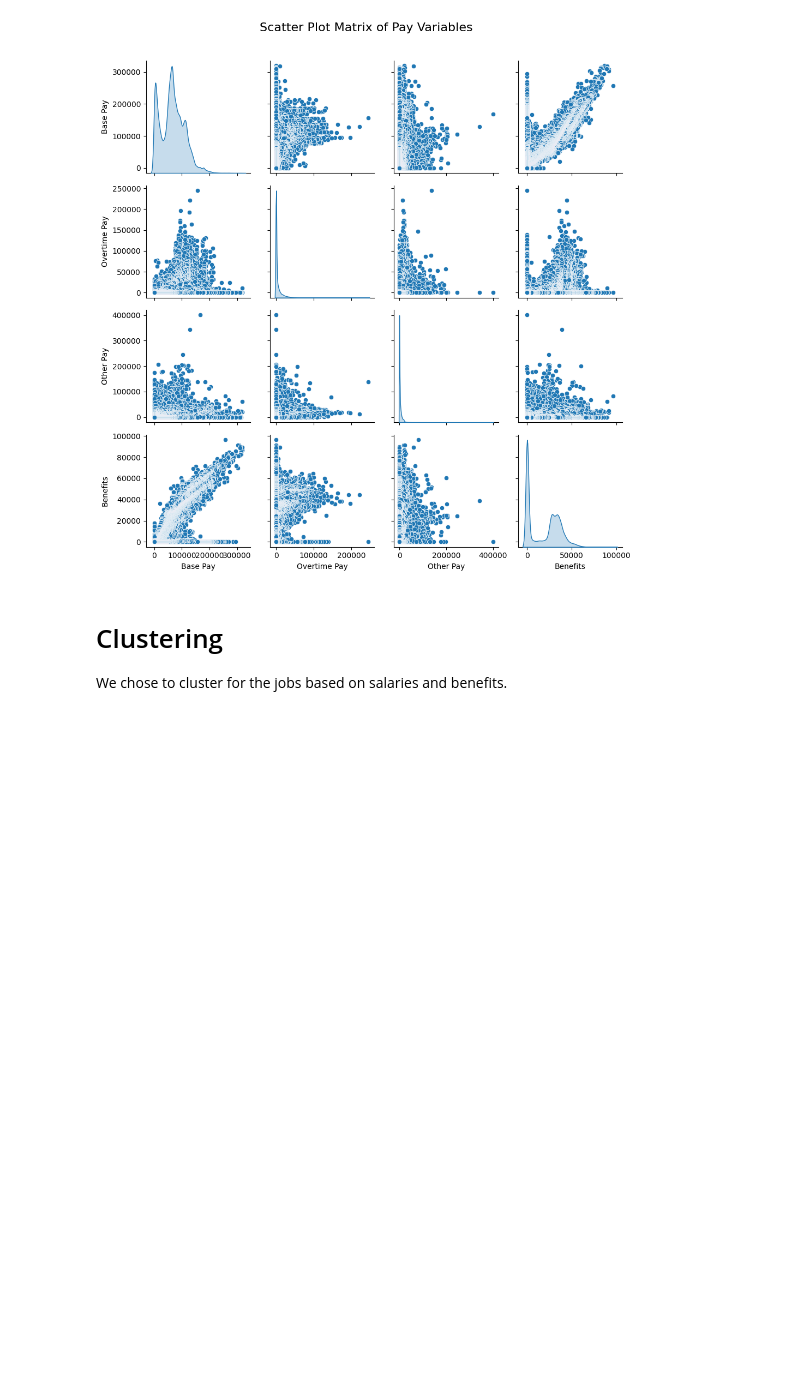
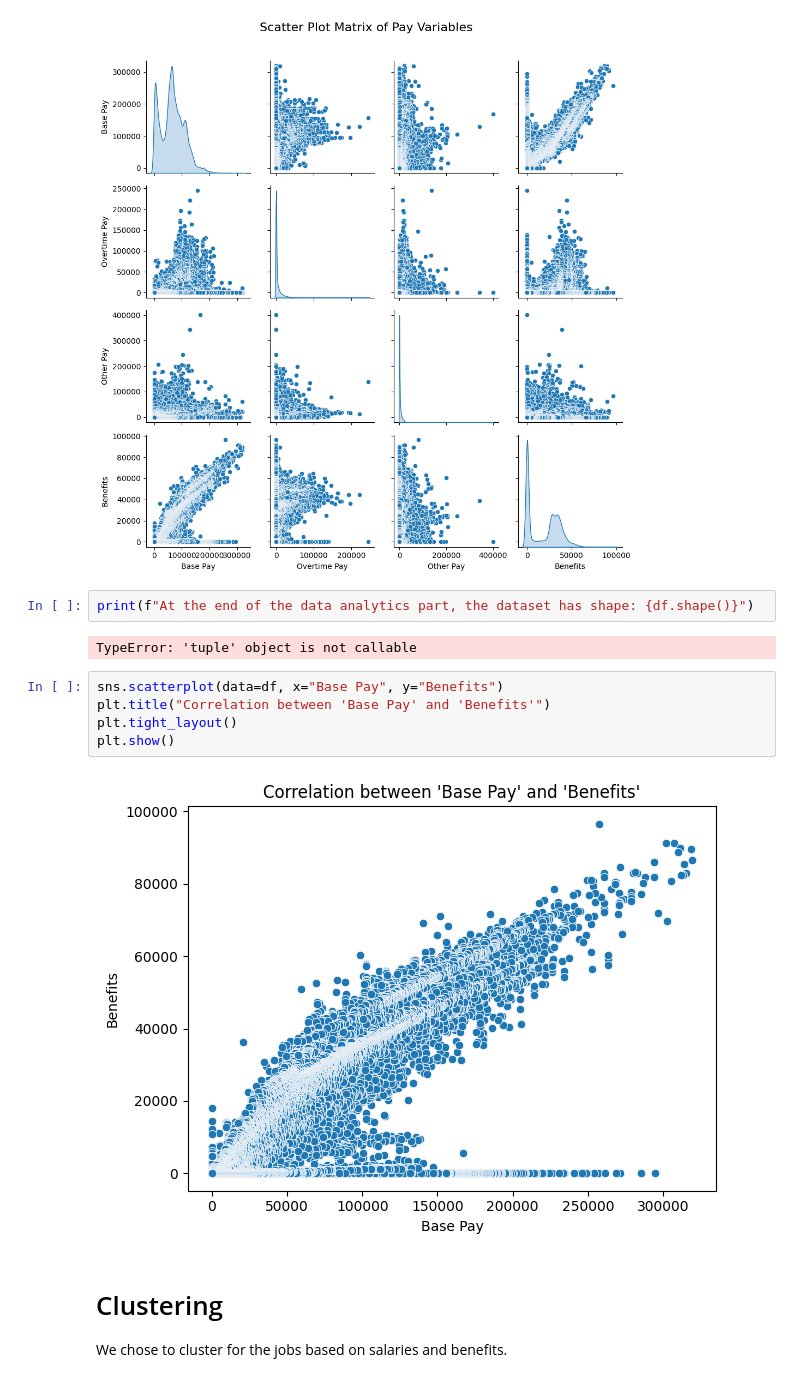
Before and after one commit to cricci3/Salaries_clustering, a Jupyter notebook: Project2_DA.ipynb, the cells around one changed output. Cells and saved outputs as stored; diff of their text form; blank space fills up the shorter version.

Commit message:
scatter plot base pay benefits

```diff
--- a/Project2_DA.ipynb
+++ b/Project2_DA.ipynb
@@ -693,6 +693,17 @@ plt.show()
 # %% [output]
 Creating scatter plot matrix to visualize potential clusters...
 [figure]
+# %%
+print(f"At the end of the data analytics part, the dataset has shape: {df.shape()}")
+# %% [output]
+TypeError: 'tuple' object is not callable
+# %%
+sns.scatterplot(data=df, x="Base Pay", y="Benefits")
+plt.title("Correlation between 'Base Pay' and 'Benefits'")
+plt.tight_layout()
+plt.show()
+# %% [output]
+[figure, added]
 # %% [markdown]
 # Clustering
 
```
Also changed, not shown: parts of 12 cells of this notebook.
